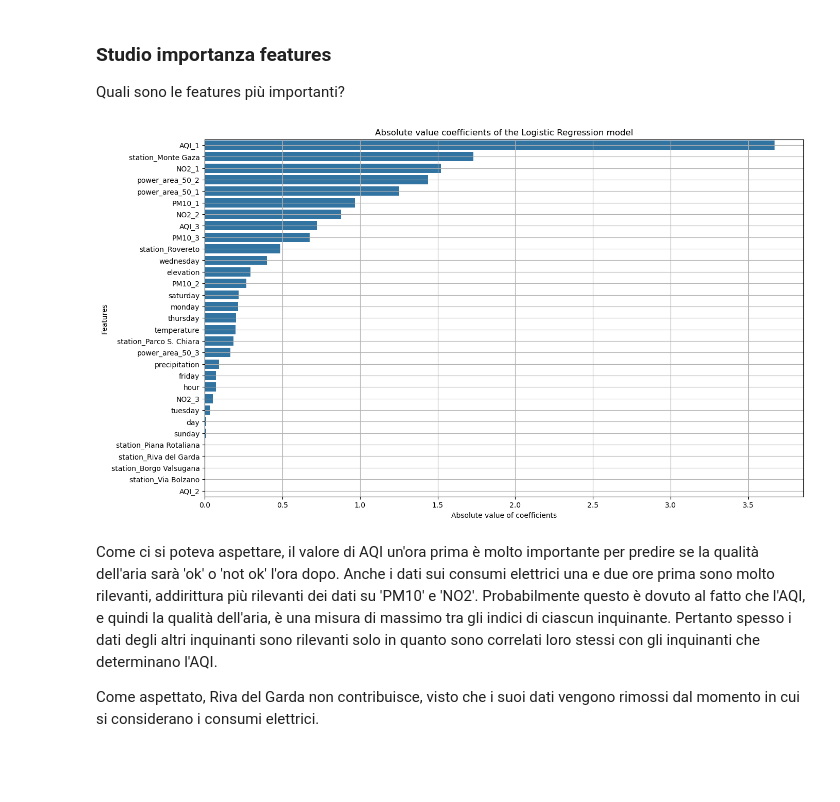
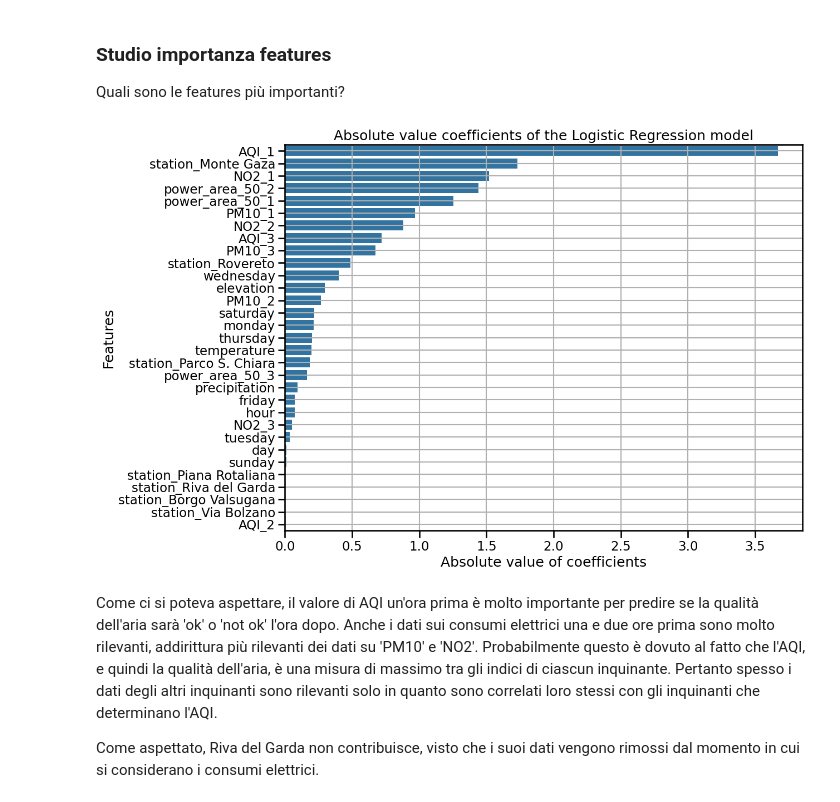
Before and after one commit to CarloDegasperi/DataScience, a Jupyter notebook: notebooks/classification/04_logistic_regression.ipynb, the cells around one changed output. Drawn from its saved outputs; the diff is of its cells as text; code cells hidden in the pictures; blank space fills up the shorter version.

```diff
--- a/notebooks/classification/04_logistic_regression.ipynb
+++ b/notebooks/classification/04_logistic_regression.ipynb
@@ -109,20 +110,9 @@ LogisticRegressionCV(class_weight='balanced', cv=10,
 ### Studio importanza features
 Quali sono le features più importanti?
 # %%
-coefs_df = pd.DataFrame(LR_cv.coef_.T,columns=['coefficients'],index=feature_cols)
-
-fig = plt.figure(figsize=(15,9))
-
-orded_coefs_df = coefs_df.abs().sort_values('coefficients', ascending=False)
-sns.barplot(x=orded_coefs_df['coefficients'], y=orded_coefs_df.index)
-plt.title('Absolute value coefficients of the Logistic Regression model')
-plt.xlabel('Absolute value of coefficients')
-plt.ylabel('Features')
-plt.grid()
-
-plt.show()
+fs.display_abs_coefs(LR_cv,feature_cols)
 # %% [output]
-[figure, old version]
+[figure, new version]
 # %% [markdown]
 Come ci si poteva aspettare, il valore di AQI un'ora prima è molto importante per predire se la qualità dell'aria sarà 'ok' o 'not ok' l'ora dopo. Anche i dati sui consumi elettrici una e due ore prima sono molto rilevanti, addirittura più rilevanti dei dati su 'PM10' e 'NO2'. Probabilmente questo è dovuto al fatto che l'AQI, e quindi la qualità dell'aria, è una misura di massimo tra gli indici di ciascun inquinante. Pertanto spesso i dati degli altri inquinanti sono rilevanti solo in quanto sono correlati loro stessi con gli inquinanti che determinano l'AQI.
 
```
Also changed, not shown: parts of 13 cells of this notebook, 2 other files.
